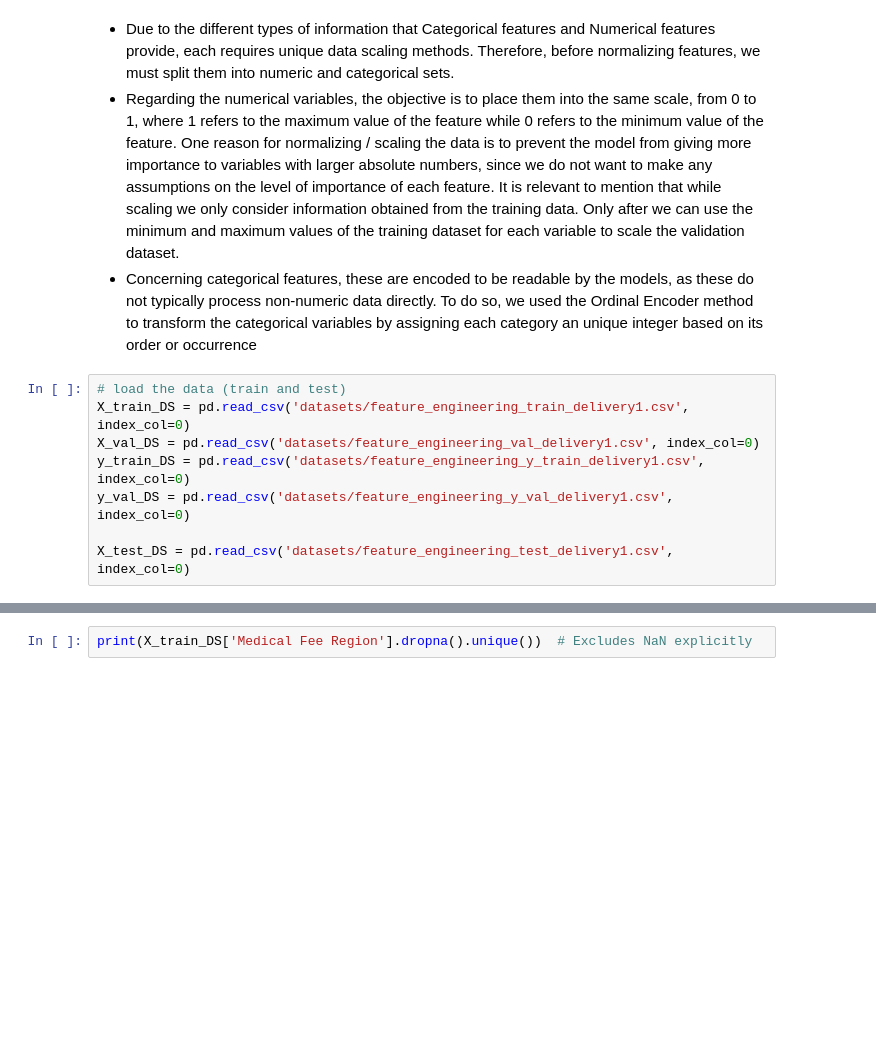
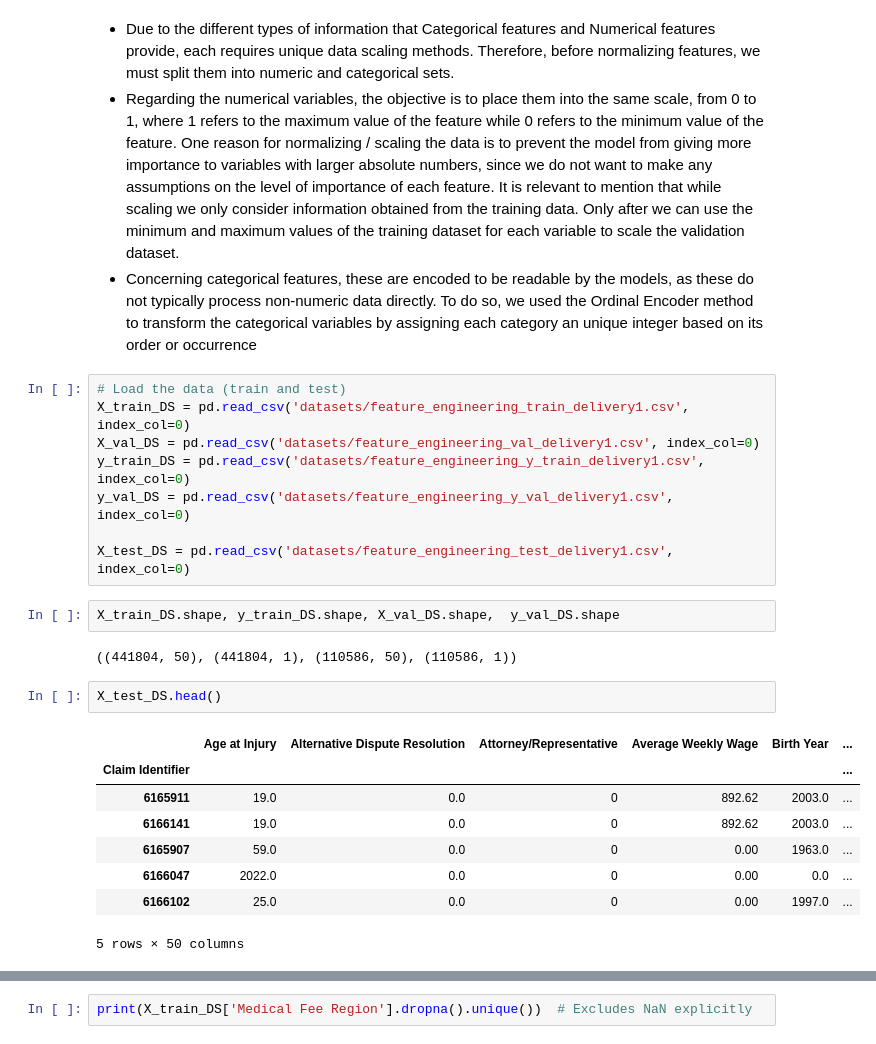
Before and after one commit to JoaoDargent/ML-Project, a Jupyter notebook: 4.Data_Scaling.ipynb, the cells around one changed output, grey strips where cells are left out. Saved outputs shown, nothing was run; the diff lists cells and outputs as text; blank space fills up the shorter version.

```diff
--- a/4.Data_Scaling.ipynb
+++ b/4.Data_Scaling.ipynb
@@ -50,10 +50,25 @@ warnings.filterwarnings('ignore')
 * Regarding the numerical variables, the objective is to place them into the same scale, from 0 to 1, where 1 refers to the maximum value of the feature while 0 refers to the minimum value of the feature. One reason for normalizing / scaling the data is to prevent the model from giving more importance to variables with larger absolute numbers, since we do not want to make any assumptions on the level of importance of each feature. It is relevant to mention that while scaling we only consider information obtained from the training data. Only after we can use the minimum and maximum values of the training dataset for each variable to scale the validation dataset.
 * Concerning categorical features, these are encoded to be readable by the models, as these do not typically process non-numeric data directly. To do so, we used the Ordinal Encoder method to transform the categorical variables by assigning each category an unique integer based on its order or occurrence
 # %%
-# load the data (train and test)
+# Load the data (train and test)
 X_train_DS = pd.read_csv('datasets/feature_engineering_train_delivery1.csv', index_col=0)
 X_val_DS = pd.read_csv('datasets/feature_engineering_val_delivery1.csv', index_col=0)
 y_train_DS = pd.read_csv('datasets/feature_engineering_y_train_delivery1.csv', index_col=0)
 y_val_DS = pd.read_csv('datasets/feature_engineering_y_val_delivery1.csv', index_col=0)
 
 X_test_DS = pd.read_csv('datasets/feature_engineering_test_delivery1.csv', index_col=0)
+# %%
+X_train_DS.shape, y_train_DS.shape, X_val_DS.shape,  y_val_DS.shape
+# %% [output]
+((441804, 50), (441804, 1), (110586, 50), (110586, 1))
+# %%
+X_test_DS.head()
+# %% [output]
+|  | Age at Injury | Alternative Dispute Resolution | Attorney/Representative | Average Weekly Wage | Birth Year | ... |
+| Claim Identifier |  |  |  |  |  | ... |
+| 6165911 | 19.0 | 0.0 | 0 | 892.62 | 2003.0 | ... |
+| 6166141 | 19.0 | 0.0 | 0 | 892.62 | 2003.0 | ... |
+| 6165907 | 59.0 | 0.0 | 0 | 0.00 | 1963.0 | ... |
+| 6166047 | 2022.0 | 0.0 | 0 | 0.00 | 0.0 | ... |
+| 6166102 | 25.0 | 0.0 | 0 | 0.00 | 1997.0 | ... |
+5 rows × 50 columns
```
Also changed, not shown: parts of 46 cells of this notebook, 6 other files.
